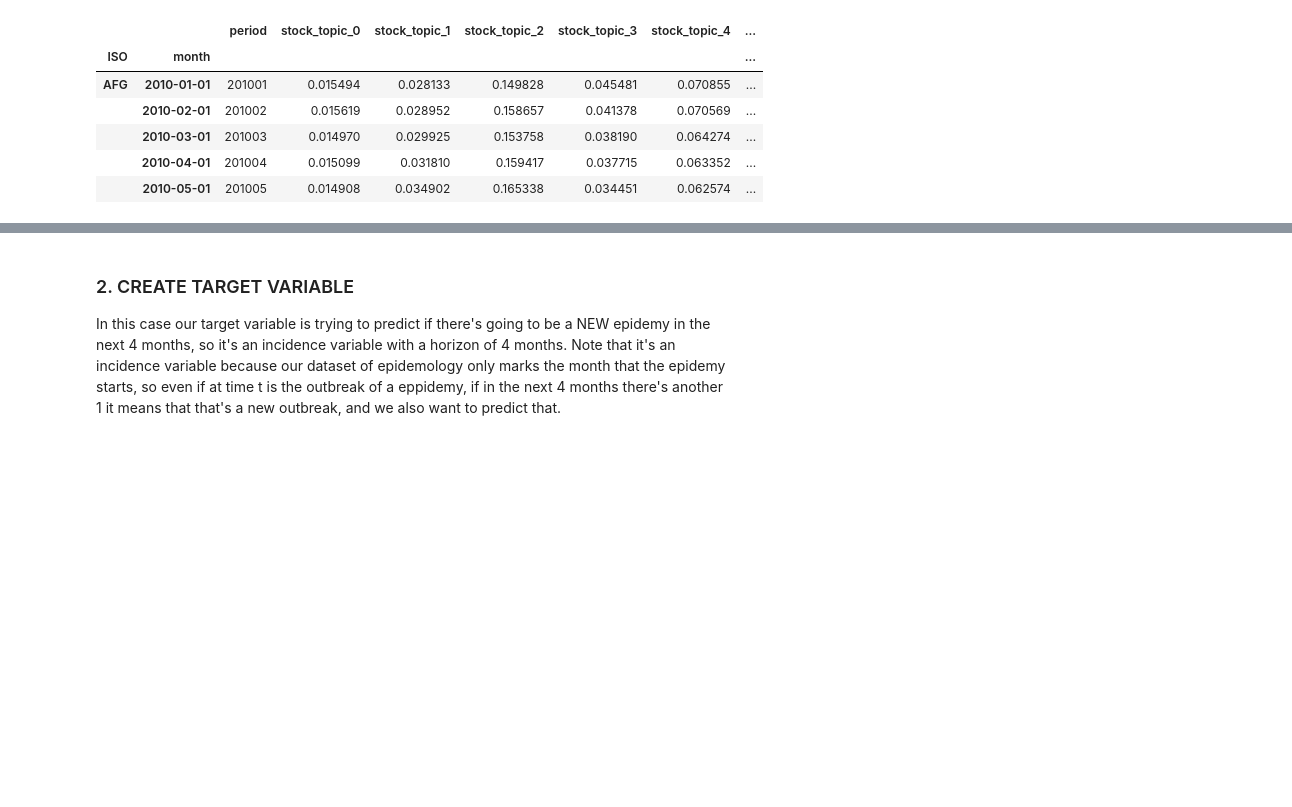
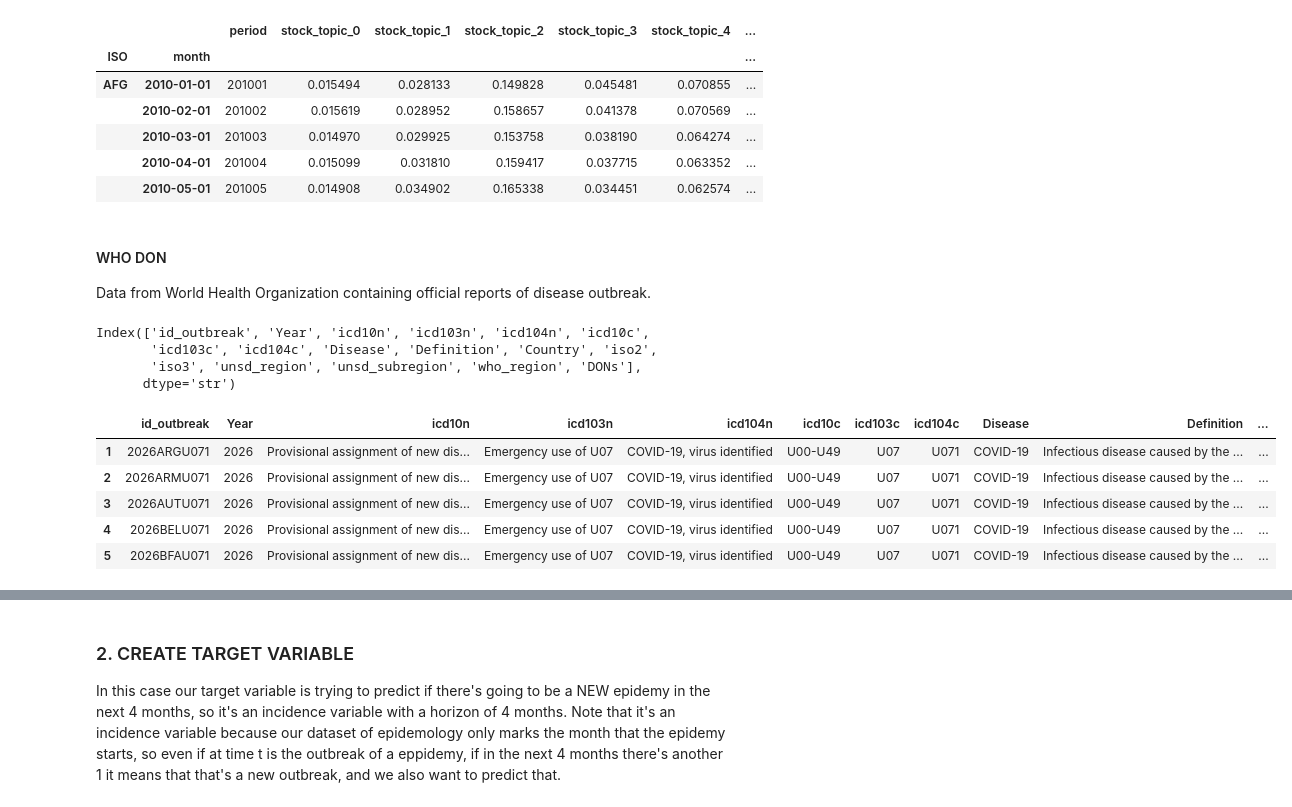
Before and after one commit to ericGutierrezM/forecasting_epidemics, a Jupyter notebook: pipeline.ipynb, the cells around one changed output, grey strips where cells are left out. Saved outputs shown, nothing was run; the diff lists cells and outputs as text; code cells hidden in the pictures; blank space fills up the shorter version.

```diff
--- a/pipeline.ipynb
+++ b/pipeline.ipynb
@@ -397,3 +397,25 @@ text.head()
 |  | 2010-05-01 | 201005 | 0.014908 | 0.034902 | 0.165338 | 0.034451 | 0.062574 | ... |
 # %%
 text.to_csv("data/text.csv", index=True)
+# %% [markdown]
+#### WHO DON
+
+Data from World Health Organization containing official reports of disease outbreak.
+# %%
+# Load the data
+don_raw = pd.read_excel('data/disease_outbreaks_HDX.xlsx')
+don = don_raw.iloc[1:].copy()
+don.columns = don_raw.columns.tolist()
+print(don.columns)
+don.head()
+# %% [output]
+Index(['id_outbreak', 'Year', 'icd10n', 'icd103n', 'icd104n', 'icd10c',
+       'icd103c', 'icd104c', 'Disease', 'Definition', 'Country', 'iso2',
+       'iso3', 'unsd_region', 'unsd_subregion', 'who_region', 'DONs'],
+      dtype='str')
+|  | id_outbreak | Year | icd10n | icd103n | icd104n | icd10c | icd103c | icd104c | Disease | Definition | ... |
+| 1 | 2026ARGU071 | 2026 | Provisional assignment of new dis... | Emergency use of U07 | COVID-19, virus identified | U00-U49 | U07 | U071 | COVID-19 | Infectious disease caused by the ... | ... |
+| 2 | 2026ARMU071 | 2026 | Provisional assignment of new dis... | Emergency use of U07 | COVID-19, virus identified | U00-U49 | U07 | U071 | COVID-19 | Infectious disease caused by the ... | ... |
+| 3 | 2026AUTU071 | 2026 | Provisional assignment of new dis... | Emergency use of U07 | COVID-19, virus identified | U00-U49 | U07 | U071 | COVID-19 | Infectious disease caused by the ... | ... |
+| 4 | 2026BELU071 | 2026 | Provisional assignment of new dis... | Emergency use of U07 | COVID-19, virus identified | U00-U49 | U07 | U071 | COVID-19 | Infectious disease caused by the ... | ... |
+| 5 | 2026BFAU071 | 2026 | Provisional assignment of new dis... | Emergency use of U07 | COVID-19, virus identified | U00-U49 | U07 | U071 | COVID-19 | Infectious disease caused by the ... | ... |
```
Also changed, not shown: parts of 15 cells of this notebook, 2 other files.
